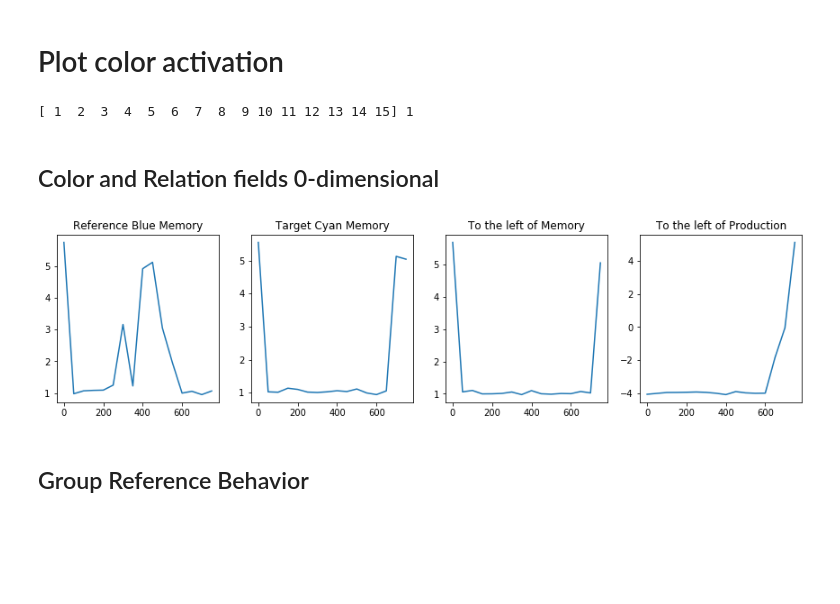
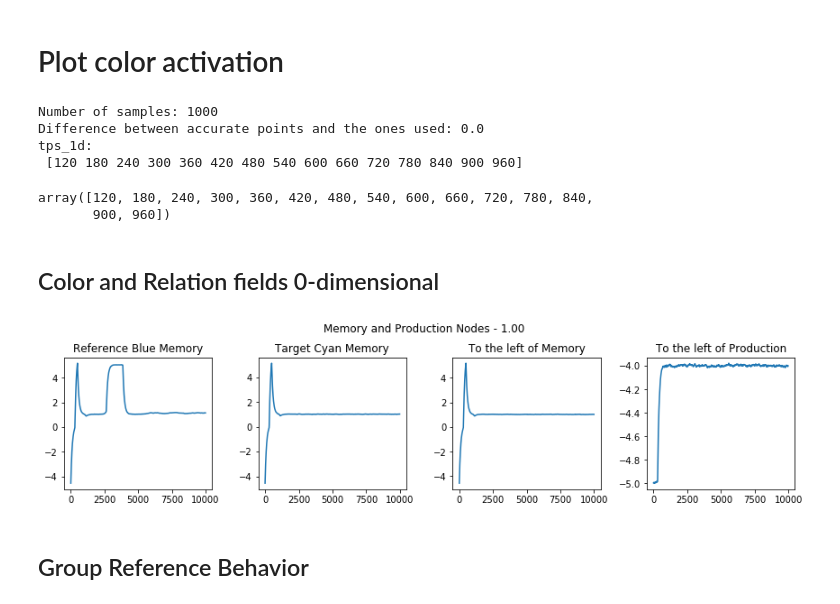
Before and after one commit to rturon/dft_in_nengo, a Jupyter notebook: notebooks/Build_spatial_reasoning_architecture.ipynb, the cells around one changed output. Cells and saved outputs as stored; diff of their text form; code cells hidden in the pictures; blank space fills up the shorter version.

Commit message:
Plots updated

```diff
--- a/notebooks/Build_spatial_reasoning_architecture.ipynb
+++ b/notebooks/Build_spatial_reasoning_architecture.ipynb
@@ -17,7 +17,7 @@ The object Static Gain 23 does not have a source!
 # %%
 model = nengo.Network()
 
-tau_factor = 0.02
+tau_factor = 1
 # delete 3d neural fields to check their time consumption
 nfs_3d = ['Attention', 'Perception']
 
@@ -132,7 +132,7 @@ nengo_objects['Target: Cyan'].active = False
 nengo_objects['Spatial relation: Left'].active = False
 nengo_objects['Action: Imagine'].active = True
 
-sim.run_steps(int(7500*tau_factor))
+sim.run_steps(int(9500*tau_factor))
 # %% [output]
 HtmlProgressBar cannot be displayed. Please use the TerminalProgressBar. It can be enabled with `nengo.rc.set('progress', 'progress_bar', 'nengo.utils.progress.TerminalProgressBar')`.
 [interactive output not drawn]
@@ -213,39 +232,74 @@ sigmoid = AbsSigmoid()
-# %%
-step_size = sim.data[probes['Reference Blue Memory']].shape[0]//15
-tps_1d = tps_1d[::step_size][-15:]
-time_points = time_points[::step_size][-15:]
-print(tps_1d, step_size)
-# %% [output]
-[ 1  2  3  4  5  6  7  8  9 10 11 12 13 14 15] 1
+# %%
+# for tau_factor 0.05 show every third step, for other tau_factors show a multiple
+# thereof
+num_samples = sim.data[probes['Reference Blue Memory']].shape[0]
+print('Number of samples:', num_samples)
+
+if num_samples > 30:
+    stepsize = 3*int(tau_factor/0.05)
+    tps_1d = np.arange(0,num_samples, stepsize)[-15:]
+    time_points = np.arange(0,num_samples, stepsize)[-15:]
+
+    print('Difference between accurate points and the ones used:',
+          3*tau_factor/0.05 - stepsize)
+else:
+    tps_1d = np.arange(0, num_samples)[-15:]
+    time_points = np.arange(0, num_samples)[-15:]
+print('tps_1d: \n', tps_1d)
+
+from cedar_modules import AbsSigmoid
+sigmoid = AbsSigmoid()
+# %% [output]
+Number of samples: 1000
+Difference between accurate points and the ones used: 0.0
+tps_1d:
+ [120 180 240 300 360 420 480 540 600 660 720 780 840 900 960]
+# %%
+tps_1d
+# %% [output]
+array([120, 180, 240, 300, 360, 420, 480, 540, 600, 660, 720, 780, 840,
+       900, 960])
 # %% [markdown]
 ## Color and Relation fields 0-dimensional
 # %%
-x = np.arange(0, sim.data[probes['Reference Blue Memory']].shape[0]) * 50
+x = np.arange(0, num_samples) * 10
 
 plot_1d = ['Reference Blue Memory', 'Target Cyan Memory', 'To the left of Memory',
            'To the left of Production', 'Static Gain 84', 'Imagine (Build mental model)',
            'Wipe Node', 'node 2', 'node 3', 'Precondition Node T-W', 'Precondition Node S-W',
            'Precondition Node R-W', 'Static Gain 4', 'Static Gain 44', 'Static Gain 21',
            'Static Gain 45', 'Static Gain 57']
 
 half = x.shape[0]//2
 if not PROBE_ALL:
     plot_1d = [elem for elem in plot_1d if elem in objects_to_probe]
 
-plt.figure(figsize=(15,12))
+if len(plot_1d) == 4:
+    plt.figure(figsize=(12,3))
+    rows = 1
+else:
+    plt.figure(figsize=(12,15))
+    rows = 5
+plt.suptitle('Memory and Production Nodes - %.2f' %tau_factor)
 for i, name in enumerate(plot_1d):
-    plt.subplot(4,5,i+1)
+    plt.subplot(rows,4,i+1)
     plt.plot(x, sim.data[probes[name]])
     name_split = name.rsplit('.',1)
     if len(name_split) > 1:
         plt.title(name_split[1])
     else:
         plt.title(name)
 
-plt.tight_layout()
+plt.tight_layout(rect=(0,0,1,0.93))
+# save
+if not os.path.isdir('../../images/%.2f' %tau_factor):
+    os.mkdir('../../images/%.2f' %tau_factor)
+plt.savefig('../../images/%.2f/Memory and Production Nodes_%.2f_%s.png' %(tau_factor,
+                                                                          tau_factor,
+                                                                          timestamp))
 plt.show()
 # %% [output]
-[figure, old version]
+[figure, new version]
 # %% [markdown]
 ## Group Reference Behavior
 # %% [markdown]
```
Also changed, not shown: parts of 8 cells of this notebook, 2 other files.
